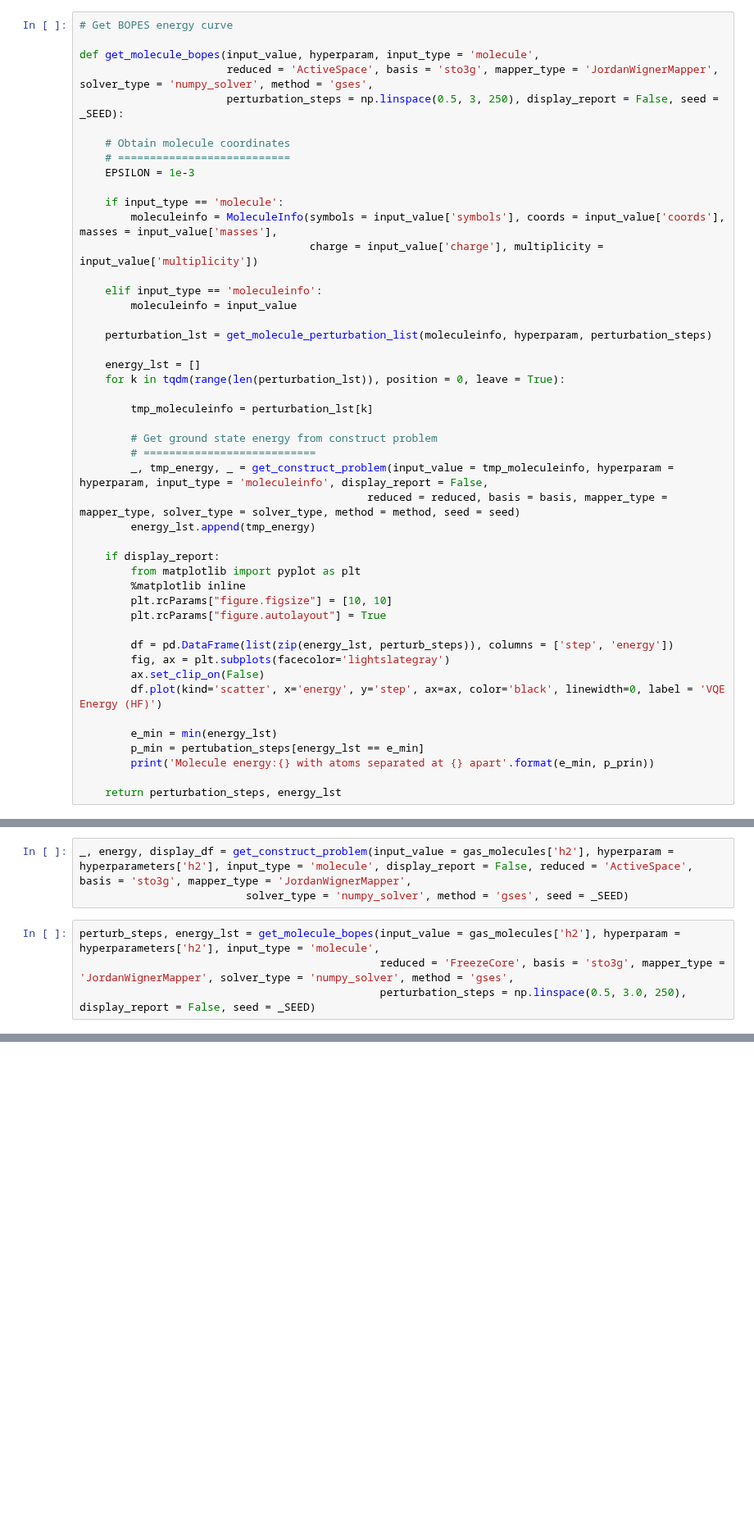
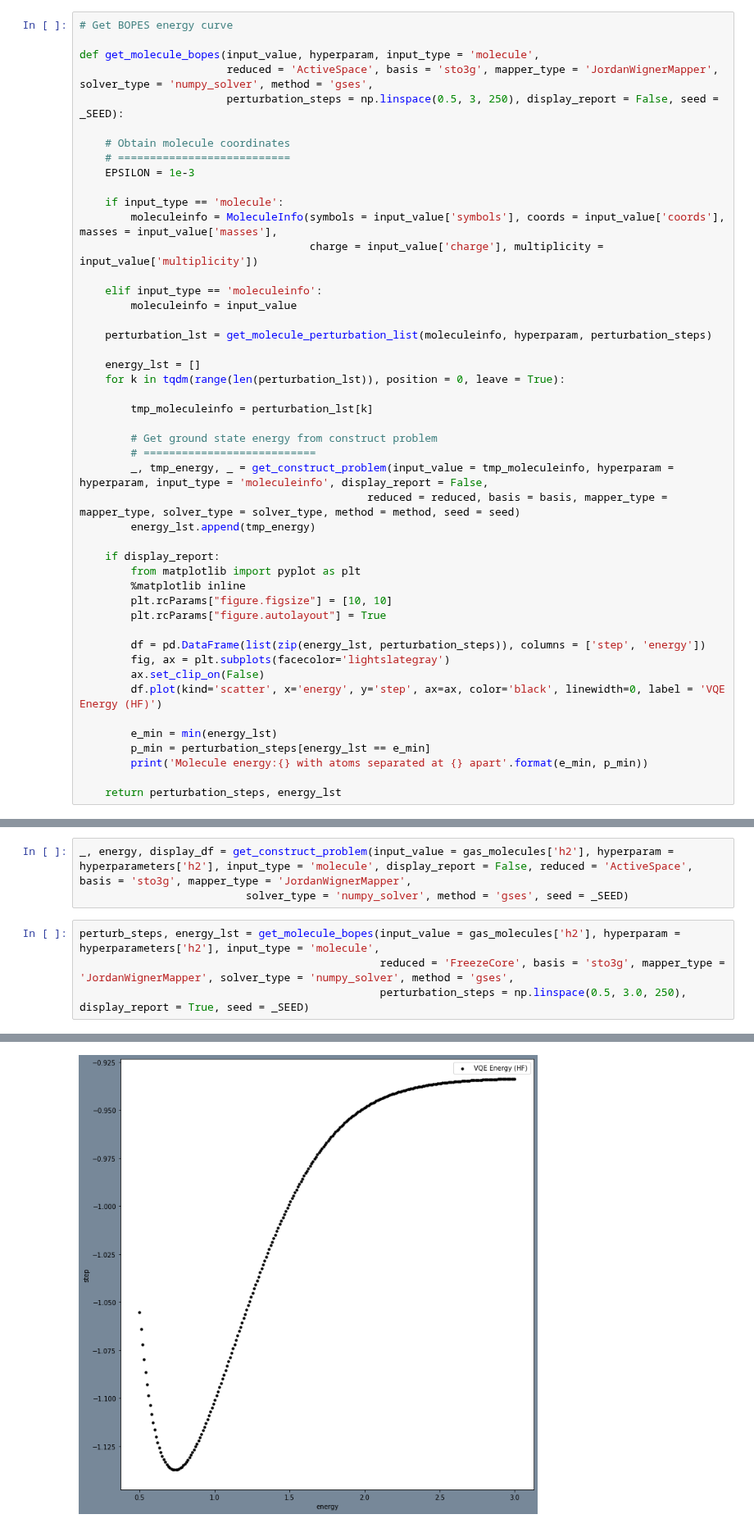
Before and after one commit to buttercutter/quantum-climate-challenge-2023, a Jupyter notebook: notebooks/deloitte_2023_quantux.ipynb, the cells around one changed output, grey strips where cells are left out. Shown at 82% size. Drawn from its saved outputs; the diff is of its cells as text; blank space fills up the shorter version.

Commit message:
Fixed display_report typos, Now report is visible

```diff
--- a/notebooks/deloitte_2023_quantux.ipynb
+++ b/notebooks/deloitte_2023_quantux.ipynb
@@ -645,14 +645,14 @@ def get_molecule_bopes(input_value, hyperparam, input_type = 'molecule',
         plt.rcParams["figure.figsize"] = [10, 10]
         plt.rcParams["figure.autolayout"] = True
 
-        df = pd.DataFrame(list(zip(energy_lst, perturb_steps)), columns = ['step', 'energy'])
+        df = pd.DataFrame(list(zip(energy_lst, perturbation_steps)), columns = ['step', 'energy'])
         fig, ax = plt.subplots(facecolor='lightslategray')
         ax.set_clip_on(False)
         df.plot(kind='scatter', x='energy', y='step', ax=ax, color='black', linewidth=0, label = 'VQE Energy (HF)')
 
         e_min = min(energy_lst)
-        p_min = pertubation_steps[energy_lst == e_min]
-        print('Molecule energy:{} with atoms separated at {} apart'.format(e_min, p_prin))
+        p_min = perturbation_steps[energy_lst == e_min]
+        print('Molecule energy:{} with atoms separated at {} apart'.format(e_min, p_min))
 
     return perturbation_steps, energy_lst
 # %% [markdown]
@@ -713,4 +713,5 @@ _, energy, display_df = get_construct_problem(input_value = gas_molecules['h2'],
 # %%
 perturb_steps, energy_lst = get_molecule_bopes(input_value = gas_molecules['h2'], hyperparam = hyperparameters['h2'], input_type = 'molecule',
                                                reduced = 'FreezeCore', basis = 'sto3g', mapper_type = 'JordanWignerMapper', solver_type = 'numpy_solver', method = 'gses',
-                                               perturbation_steps = np.linspace(0.5, 3.0, 250), display_report = False, seed = _SEED)
+                                               perturbation_steps = np.linspace(0.5, 3.0, 250), display_report = True, seed = _SEED)
+# %% [output]
@@ -717,3 +719,4 @@ perturb_steps, energy_lst = get_molecule_bopes(input_value = gas_molecules['h2']
+[figure, added]
 # %%
 gas_molecules = {
     'h2': {'symbols': ["H", "H"],
```
Also changed, not shown: parts of 1 cell of this notebook.
